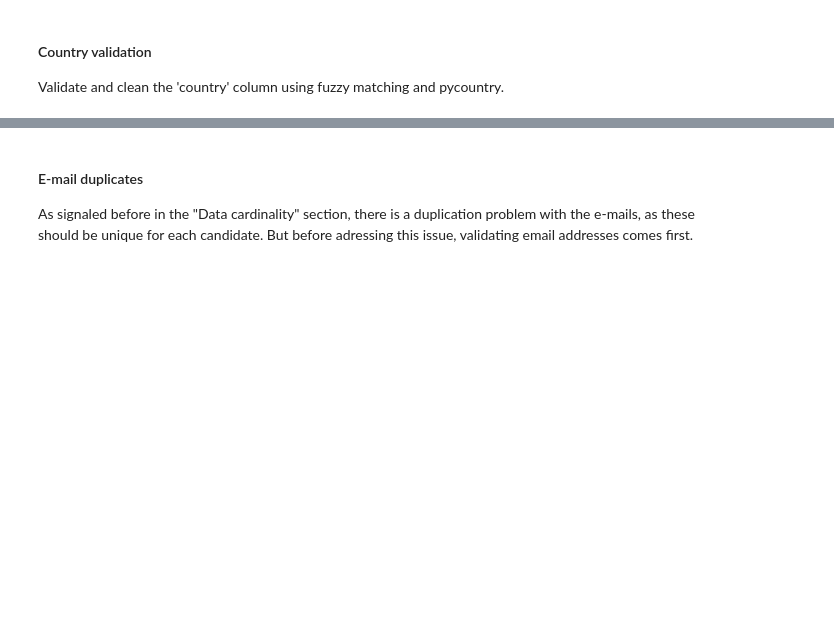
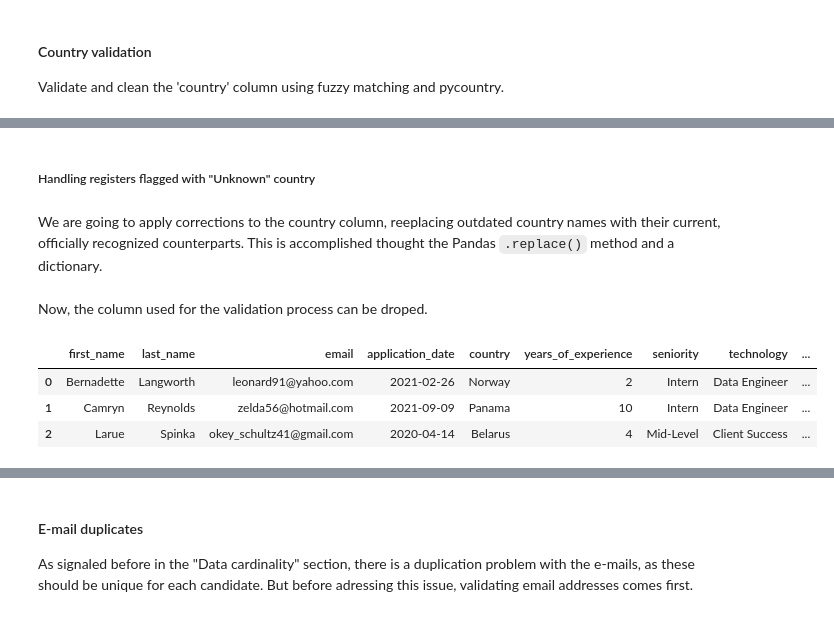
Before and after one commit to ntlg72/etl-ws-1, a Jupyter notebook: notebooks/001_eda.ipynb, the cells around one changed output, grey strips where cells are left out. Cells and saved outputs as stored; diff of their text form; code cells hidden in the pictures; blank space fills up the shorter version.

```diff
--- a/notebooks/001_eda.ipynb
+++ b/notebooks/001_eda.ipynb
@@ -297,0 +409,22 @@ After validation, there are still 244 unique countries. Some entries might be re
+# %% [markdown]
+##### Handling registers flagged with "Unknown" country
+# %% [markdown]
+We are going to apply corrections to the country column, reeplacing outdated country names with their current, officially recognized counterparts. This is accomplished thought the Pandas `.replace()` method and a dictionary.
+# %%
+custom_corrections = {
+    'Swaziland': 'Eswatini',
+    'Palestinian Territory': 'State of Palestine',
+    'Turkey': 'Türkiye'
+}
+
+df['country'] = df['country'].replace(custom_corrections)
+# %% [markdown]
+Now, the column used for the validation process can be droped.
+# %%
+df = df.drop(columns=['unknown_country_flag'])
+df.head(3)
+# %% [output]
+|  | first_name | last_name | email | application_date | country | years_of_experience | seniority | technology | ... |
+| 0 | Bernadette | Langworth | leonard91@yahoo.com | 2021-02-26 | Norway | 2 | Intern | Data Engineer | ... |
+| 1 | Camryn | Reynolds | zelda56@hotmail.com | 2021-09-09 | Panama | 10 | Intern | Data Engineer | ... |
+| 2 | Larue | Spinka | okey_schultz41@gmail.com | 2020-04-14 | Belarus | 4 | Mid-Level | Client Success | ... |
```
Also changed, not shown: parts of 23 cells of this notebook.
